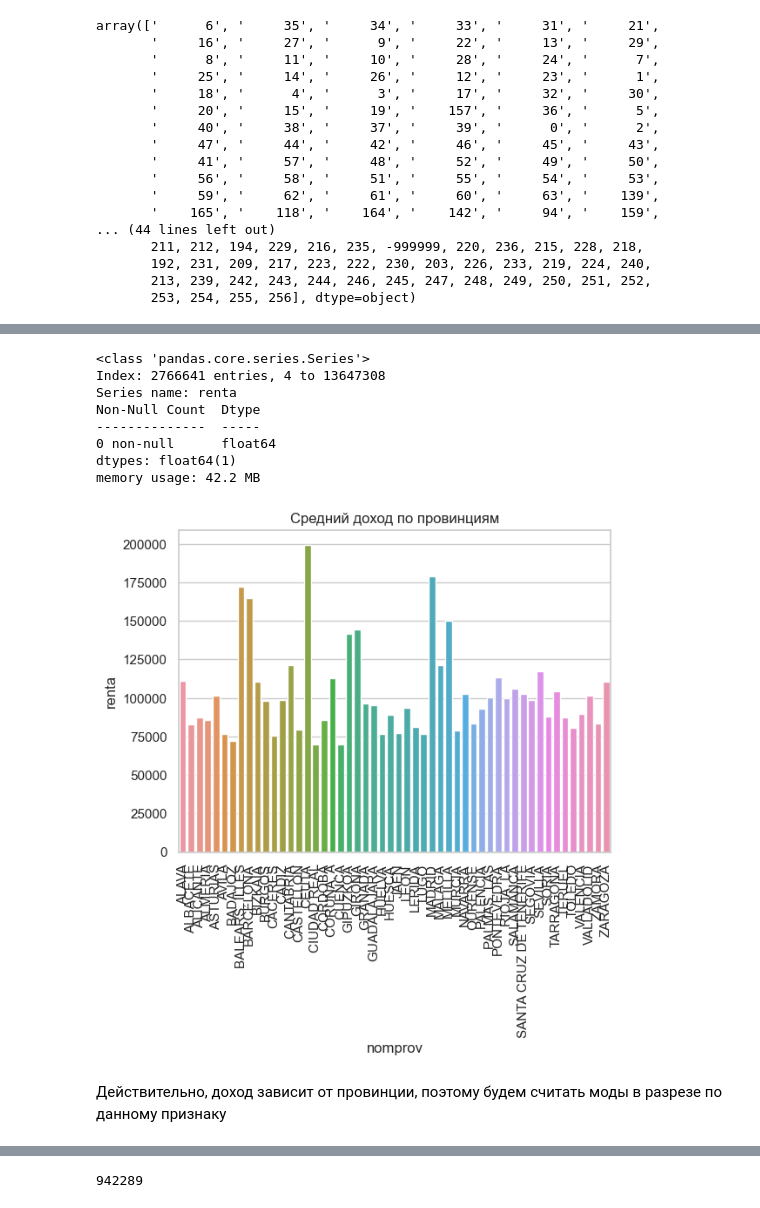
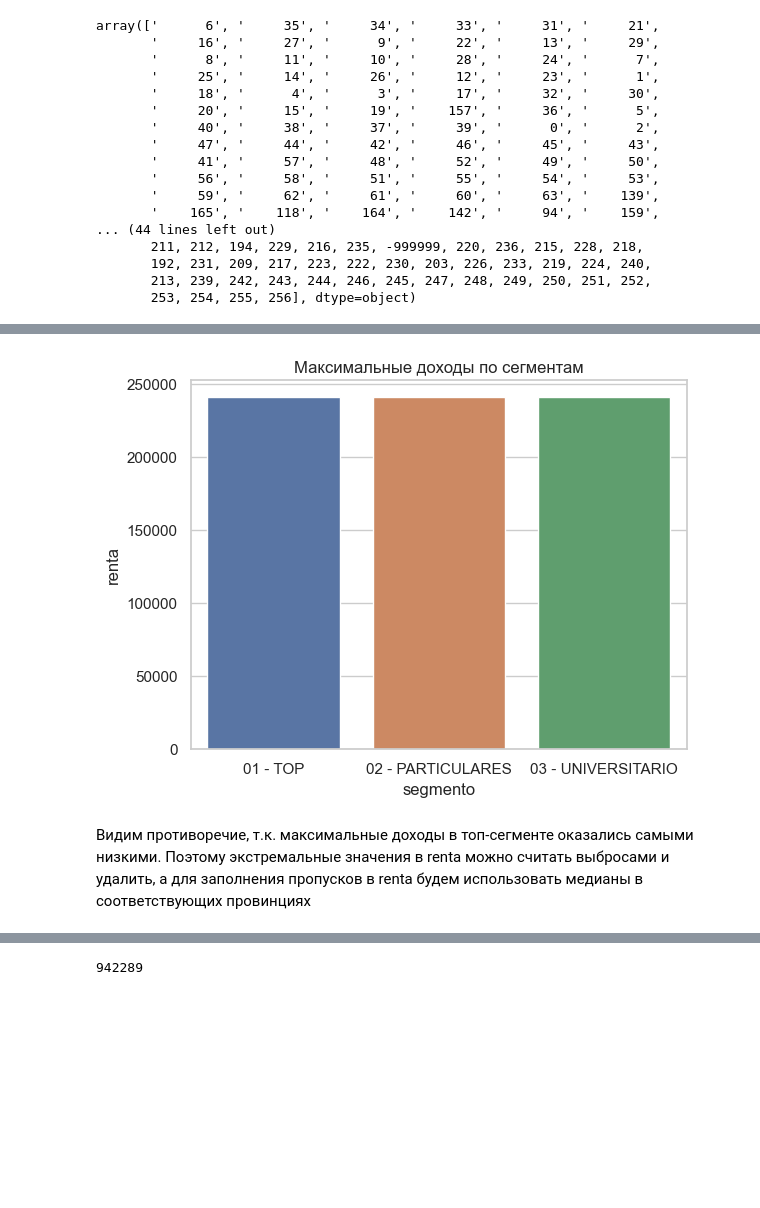
Before and after one commit to ibnkir/bank-recsys-project, a Jupyter notebook: notebooks/preparation_steps.ipynb, the cells around one changed output, grey strips where cells are left out. Cells and saved outputs as stored; diff of their text form; code cells hidden in the pictures; blank space fills up the shorter version.

```diff
--- a/notebooks/preparation_steps.ipynb
+++ b/notebooks/preparation_steps.ipynb
@@ -458,20 +551,21 @@ plt.show()
+# %%
+# Максимальные доходы по сегментам
+plt.figure(figsize=(8,4))
+agg_by_segm = pd.DataFrame(data.groupby("segmento")["renta"].agg('max')).reset_index()
+sns.barplot(data=agg_by_segm, x='segmento', y='renta')
+plt.title(f'Максимальные доходы по сегментам')
+plt.show()
+# %% [output]
+[figure, added]
+# %% [markdown]
+Видим противоречие, т.к. максимальные доходы в топ-сегменте оказались самыми низкими.
+Поэтому экстремальные значения в renta можно считать выбросами и удалить,
+а для заполнения пропусков в renta будем использовать медианы в соответствующих провинциях
 # %%
+# Заполняем пропуски в renta медианами в соответствующих провинциях
+agg_by_prov = pd.DataFrame(data.groupby("nomprov")["renta"].agg('median'))
+
+for prov in data['nomprov'].unique():
+    selected_raws = (data['nomprov'] == prov)
+    fill_value = agg_by_prov.loc[prov, 'renta']
+    data.loc[selected_raws, 'renta'] = data.loc[selected_raws, 'renta'].fillna(value=fill_value)
-# %% [output]
-<class 'pandas.core.series.Series'>
-Index: 2766641 entries, 4 to 13647308
-Series name: renta
-Non-Null Count  Dtype
---------------  -----
-0 non-null      float64
-dtypes: float64(1)
-memory usage: 42.2 MB
-# %%
-agg_by_prov = pd.DataFrame(data.groupby("nomprov")["renta"].agg('mean')).reset_index()
-sns.barplot(data=agg_by_prov, x='nomprov', y='renta')
-plt.title(f'Средний доход по провинциям')
-plt.xticks(rotation='vertical')
-plt.show()
-# %% [output]
-[figure, removed]
-# %% [markdown]
-Действительно, доход зависит от провинции, поэтому будем считать моды в разрезе по данному признаку
```
Also changed, not shown: parts of 59 cells of this notebook, 1 other file.
